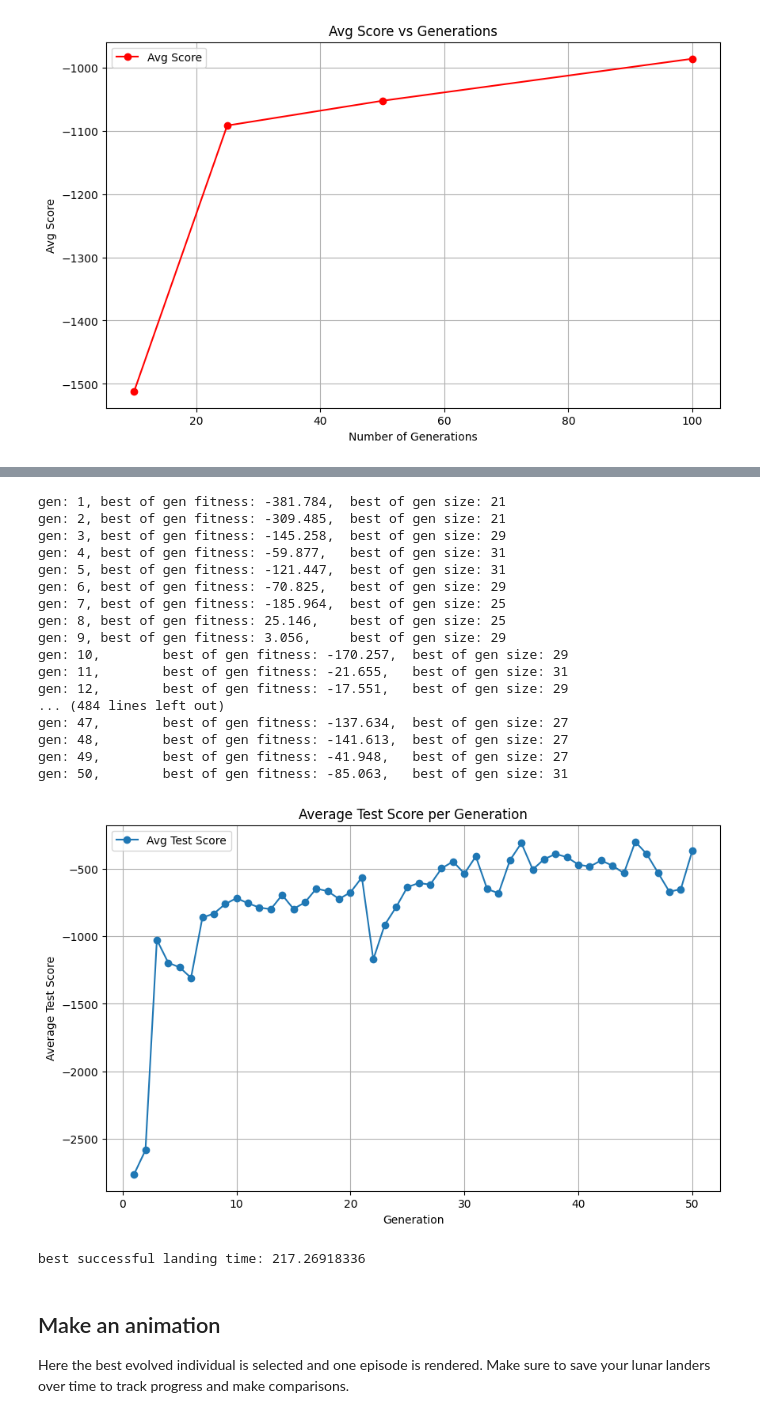
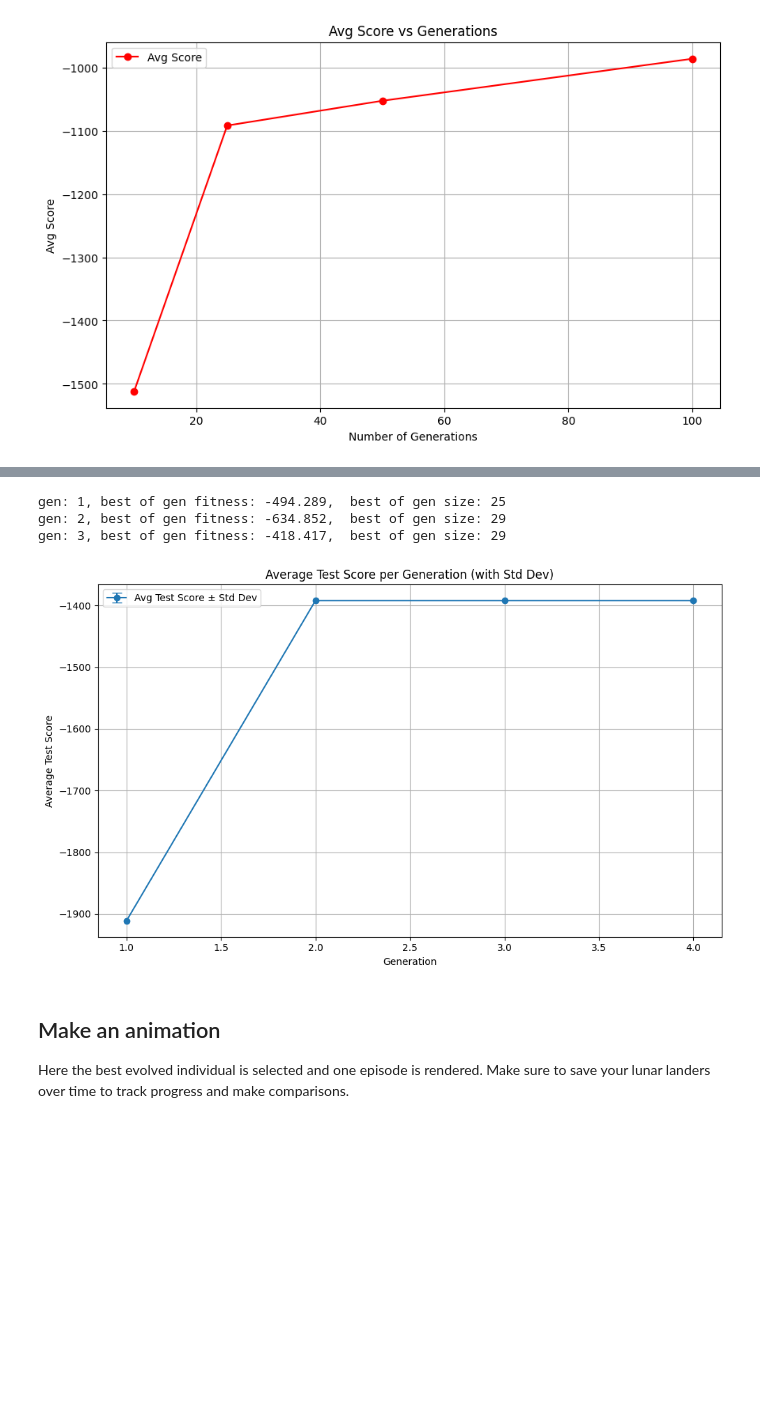
Before and after one commit to firstthomas/genepromulti, a Jupyter notebook: solution.ipynb, the cells around one changed output, grey strips where cells are left out. Cells and saved outputs as stored; diff of their text form; code cells hidden in the pictures; blank space fills up the shorter version.

Commit message:
Results from updated experiments for rates and updated code for baseline experiment

```diff
--- a/solution.ipynb
+++ b/solution.ipynb
@@ -642,83 +565,61 @@ Mutation rate 0.9, avg_time 71.6575188, avg_score -3429.604381159592, avg_score_
 
 from genepro.variation import *
 
 def experiment():
     max_gens = 50
     all_test_scores = [[] for _ in range(max_gens+1)]
-    best_successful_landing_time = None
+
+    data = []
     for i in range(10):
-        start = datetime.now()
         evo = Evolution(
             fitness_function_pt, internal_nodes, leaf_nodes,
             4,
             pop_size=48,
             max_gens=max_gens,
             max_tree_size=31,
             n_jobs=8,
             verbose=True,
-            crossovers=[{"fun": subtree_crossover, "rate": 0.75}],
-            mutations=[{"fun": subtree_mutation, "rate": 0.5}])
+            crossovers=[{"fun": subtree_crossover, "rate": 0.8}],
+            mutations=[{"fun": subtree_mutation, "rate": 0.4}])
         evo.evolve()
-        end = datetime.now()
-        time = (end - start).total_seconds()
         best_of_gens = evo.best_of_gens
         for gen_index, best in enumerate(best_of_gens):
             test_score = get_test_score(best)
-            # test_score = best.fitness
             all_test_scores[gen_index].append(test_score)
+            data.append([i + 1, gen_index + 1, test_score])
 
-            if test_score >= 200:
-                proportional_time = time * (gen_index / max_gens)
-                if best_successful_landing_time is None or proportional_time < best_successful_landing_time:
-                    best_successful_landing_time = proportional_time
-    avg_test_scores = []
-    for scores in all_test_scores[:max_gens]:
-        avg_test_scores.append(np.mean(scores))
+    with open("test_scores_per_run_gen.csv", mode="w", newline="") as file:
+        writer = csv.writer(file)
+        writer.writerow(["Run", "Generation", "Test Score"])
+        writer.writerows(data)
 
-    with open("avg_test_scores_baseline.csv", mode="w", newline="") as file:
-        writer = csv.writer(file)
-        writer.writerow(["Generation", "Average Test Score"])
-        for generation, avg_score in enumerate(avg_test_scores, start=1):
-            writer.writerow([generation, avg_score])
+def plot_scores_over_generations(csv_path="test_scores_per_run_gen.csv"):
+    df = pd.read_csv(csv_path)
+    grouped = df.groupby("Generation")["Test Score"]
+    avg_scores = grouped.mean()
+    std_devs = grouped.std()
 
+    generations = avg_scores.index
+    plt.figure(figsize=(10, 6))
+    plt.errorbar(generations, avg_scores, yerr=std_devs, fmt='-o', capsize=5, label="Avg Test Score ± Std Dev")
 
-    return avg_test_scores, best_successful_landing_time
-
-def plot_scores_over_generations(avg_test_scores):
-    generations = list(range(1, len(avg_test_scores) + 1))
-    plt.figure(figsize=(10, 6))
-    plt.plot(generations, avg_test_scores, marker='o', label='Avg Test Score')
-    plt.title('Average Test Score per Generation')
-    plt.xlabel('Generation')
-    plt.ylabel('Average Test Score')
+    plt.title("Average Test Score per Generation (with Std Dev)")
+    plt.xlabel("Generation")
+    plt.ylabel("Average Test Score")
     plt.grid(True)
     plt.legend()
+    plt.tight_layout()
+    plt.savefig("baseline.png")
     plt.show()
 
 # Example Usage
-avg_test_scores, best_successful_landing_time = experiment()
-plot_scores_over_generations(avg_test_scores)
-print(f"best successful landing time: {best_successful_landing_time}")
+experiment()
+plot_scores_over_generations()
 # %% [output]
-gen: 1, best of gen fitness: -381.784,  best of gen size: 21
-gen: 2, best of gen fitness: -309.485,  best of gen size: 21
-gen: 3, best of gen fitness: -145.258,  best of gen size: 29
-gen: 4, best of gen fitness: -59.877,   best of gen size: 31
-gen: 5, best of gen fitness: -121.447,  best of gen size: 31
-gen: 6, best of gen fitness: -70.825,   best of gen size: 29
-gen: 7, best of gen fitness: -185.964,  best of gen size: 25
-gen: 8, best of gen fitness: 25.146,    best of gen size: 25
-gen: 9, best of gen fitness: 3.056,     best of gen size: 29
-gen: 10,        best of gen fitness: -170.257,  best of gen size: 29
-gen: 11,        best of gen fitness: -21.655,   best of gen size: 31
-gen: 12,        best of gen fitness: -17.551,   best of gen size: 29
-... (484 lines left out)
-gen: 47,        best of gen fitness: -137.634,  best of gen size: 27
-gen: 48,        best of gen fitness: -141.613,  best of gen size: 27
-gen: 49,        best of gen fitness: -41.948,   best of gen size: 27
-gen: 50,        best of gen fitness: -85.063,   best of gen size: 31
+gen: 1, best of gen fitness: -494.289,  best of gen size: 25
+gen: 2, best of gen fitness: -634.852,  best of gen size: 29
+gen: 3, best of gen fitness: -418.417,  best of gen size: 29
-[figure, old version]
+[figure, new version]
-best successful landing time: 217.26918336
 # %% [markdown]
 ## Make an animation
 Here the best evolved individual is selected and one episode is rendered. Make sure to save your lunar landers over time to track progress and make comparisons.
```
Also changed, not shown: parts of 5 cells of this notebook, 3 other files.
